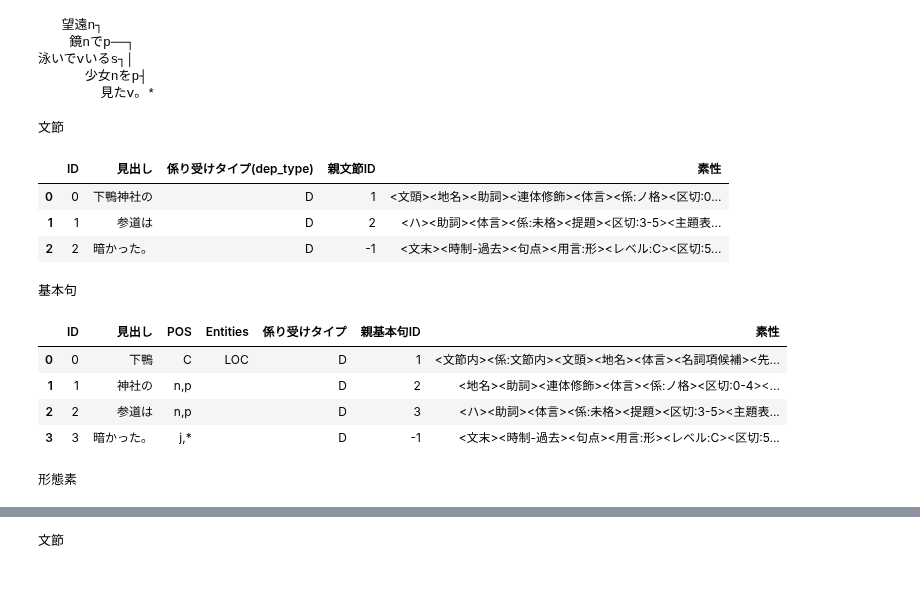
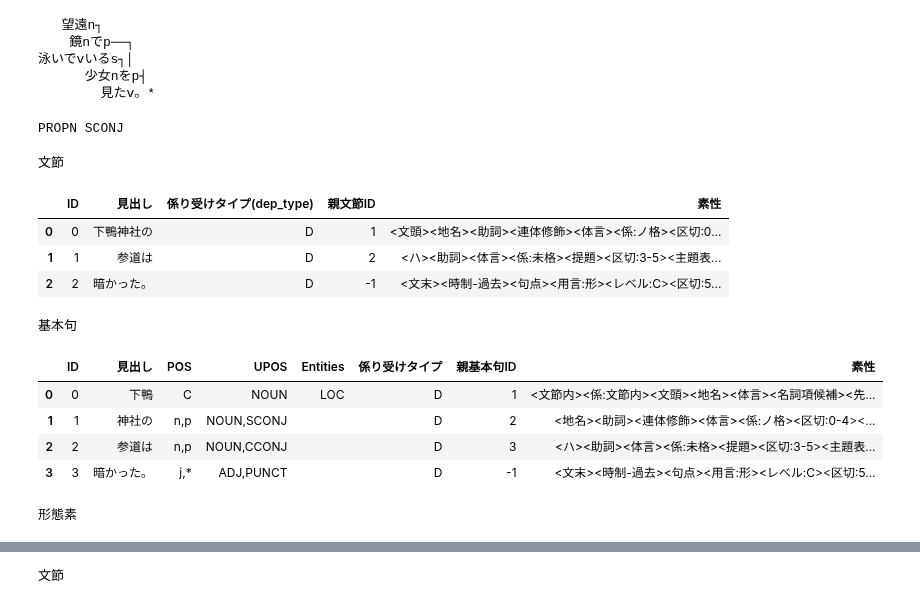
Before and after one commit to samlet/stack, a Jupyter notebook: spacy-2.1/procs-knp.ipynb, the cells around one changed output, grey strips where cells are left out. Drawn from its saved outputs; the diff is of its cells as text; code cells hidden in the pictures.

```diff
--- a/spacy-2.1/procs-knp.ipynb
+++ b/spacy-2.1/procs-knp.ipynb
@@ -42,14 +42,38 @@ result.draw_tag_tree()
 泳いでvいるs┐│
       少女nをp┤
         見たv。*
+# %%
+upos_maps={'形容詞':'ADJ', '副詞':'ADV',
+           '接続詞':'CCONJ', '連体詞':'DET',
+           '感動詞':'INTJ', '名詞':'NOUN', '名詞-数詞':'NUM',
+           '代名詞':'PRON', '名詞-固有名詞':'PROPN',
+           '補助記号':'PUNCT',
+           '動詞':'VERB', '未定義語':'X'
+          }
+upos_rev_maps={'PUNCT':['特殊-句点', '特殊-読点'],
+               'SYM':['補助記号', '補助記号-一般', '補助記号-ＡＡ-顔文字'],
+               'ADP':['助詞-格助詞', '助詞-係助詞'],
+               'AUX':['助動詞', '動詞-非自立可能', '形容詞-非自立可能'],
+               'SCONJ':['接続詞', '助詞-接続助詞','助詞-準体助詞'],
+               'CCONJ':['助詞-格助詞','助詞-格助詞', '助詞-副助詞'],
+               'PART':['助詞-終助詞', '接尾辞-形状詞的']}
+
+def get_pos_mapping(pos1, pos2, default_val='X'):
+    for pos in [f"{pos1}-{pos2}", pos1]:
+        if pos in upos_maps:
+            return upos_maps[pos]
+        else:
+            for k, v in upos_rev_maps.items():
+                if pos in v:
+                    return k
+    return default_val
+
+print(get_pos_mapping('名詞', '固有名詞'),
+      get_pos_mapping('助詞','接続助詞'),
+     )
+# %% [output]
+PROPN SCONJ
 # %%
-upos_maps={'形容詞':'ADJ', 'p':'ADP', '副詞':'ADV',
-           '助詞':'AUX', 'c':'CCONJ', 'h':'DET',
-           'e':'INTJ', '名詞':'NOUN', 'm':'NUM',
-           'z':'PART', 'r':'PRON', 'nh':'PROPN',
-           'wp':'PUNCT', 'ws':'SYM',
-           '動詞':'VERB', 'x':'X'
-          }
 POS_MARK = {
     '特殊': '*',
     '動詞': 'v',
@@ -86,6 +110,12 @@ def pos_list(leaf):
         else:
             string.append(POS_MARK[mrph.hinsi])
     return string
+def pos_map_list(leaf):
+    string=[]
+    for mrph in leaf.mrph_list():
+        string.append(get_pos_mapping(mrph.hinsi, mrph.bunrui))
+    return string
+
 def entity_list(leaf):
     import re
     string=[]
@@ -109,39 +139,40 @@ def parse_knp(sents, verbose=False):
 
     print("基本句")
     rs=[]
     for tag in result.tag_list(): # 各基本句へのアクセス
         if verbose:
             print("\tID:%d, 見出し:%s, 係り受けタイプ:%s, 親基本句ID:%d, 素性:%s" \
                     % (tag.tag_id, "".join(mrph.midasi for mrph in tag.mrph_list()), tag.dpndtype, tag.parent_id, tag.fstring))
         rs.append((tag.tag_id, "".join(mrph.midasi for mrph in tag.mrph_list()),
                    ",".join(pos_list(tag)),
+                   ','.join(pos_map_list(tag)),
                    ",".join(entity_list(tag)),
                    tag.dpndtype, tag.parent_id, tag.fstring))
-    display(sagas.to_df(rs, ['ID', '見出し', 'POS', 'Entities',
+    display(sagas.to_df(rs, ['ID', '見出し', 'POS', 'UPOS', 'Entities',
                              '係り受けタイプ', '親基本句ID', '素性']))
 
     print("形態素")
     rs=[]
     for mrph in result.mrph_list(): # 各形態素へのアクセス
         if verbose:
             print("\tID:%d, 見出し:%s, 読み:%s, 原形:%s, 品詞:%s, 品詞細分類:%s, 活用型:%s, 活用形:%s, 意味情報:%s, 代表表記:%s" \
                     % (mrph.mrph_id, mrph.midasi, mrph.yomi, mrph.genkei, mrph.hinsi, mrph.bunrui, mrph.katuyou1, mrph.katuyou2, mrph.imis, mrph.repname))
         rs.append((mrph.mrph_id, mrph.midasi, mrph.yomi, mrph.genkei, mrph.hinsi, mrph.bunrui, mrph.katuyou1, mrph.katuyou2, mrph.imis, mrph.repname))
     display(sagas.to_df(rs, 'ID:%d, 見出し:%s, 読み:%s, 原形:%s, 品詞:%s, 品詞細分類:%s, 活用型:%s, 活用形:%s, 意味情報:%s, 代表表記:%s'.split(', ')))
 
 parse_knp("下鴨神社の参道は暗かった。")
 # %% [output]
 文節
 |  | ID | 見出し | 係り受けタイプ(dep_type) | 親文節ID | 素性 |
 | 0 | 0 | 下鴨神社の | D | 1 | <文頭><地名><助詞><連体修飾><体言><係:ノ格><区切:0... |
 | 1 | 1 | 参道は | D | 2 | <ハ><助詞><体言><係:未格><提題><区切:3-5><主題表... |
 | 2 | 2 | 暗かった。 | D | -1 | <文末><時制-過去><句点><用言:形><レベル:C><区切:5... |
 基本句
-|  | ID | 見出し | POS | Entities | 係り受けタイプ | 親基本句ID | 素性 |
-| 0 | 0 | 下鴨 | C | LOC | D | 1 | <文節内><係:文節内><文頭><地名><体言><名詞項候補><先... |
-| 1 | 1 | 神社の | n,p |  | D | 2 | <地名><助詞><連体修飾><体言><係:ノ格><区切:0-4><... |
-| 2 | 2 | 参道は | n,p |  | D | 3 | <ハ><助詞><体言><係:未格><提題><区切:3-5><主題表... |
-| 3 | 3 | 暗かった。 | j,* |  | D | -1 | <文末><時制-過去><句点><用言:形><レベル:C><区切:5... |
+|  | ID | 見出し | POS | UPOS | Entities | 係り受けタイプ | 親基本句ID | 素性 |
+| 0 | 0 | 下鴨 | C | NOUN | LOC | D | 1 | <文節内><係:文節内><文頭><地名><体言><名詞項候補><先... |
+| 1 | 1 | 神社の | n,p | NOUN,SCONJ |  | D | 2 | <地名><助詞><連体修飾><体言><係:ノ格><区切:0-4><... |
+| 2 | 2 | 参道は | n,p | NOUN,CCONJ |  | D | 3 | <ハ><助詞><体言><係:未格><提題><区切:3-5><主題表... |
+| 3 | 3 | 暗かった。 | j,* | ADJ,PUNCT |  | D | -1 | <文末><時制-過去><句点><用言:形><レベル:C><区切:5... |
 形態素
 |  | ID:%d | 見出し:%s | 読み:%s | 原形:%s | 品詞:%s | 品詞細分類:%s | 活用型:%s | 活用形:%s | 意味情報:%s | 代表表記:%s |
 | 0 | 0 | 下鴨 | しもがも | 下鴨 | 名詞 | 地名 | * | * | 自動獲得:Wikipedia Wikipedia地名 疑似代表表記... | 下鴨/しもがも |
```
Also changed, not shown: parts of 5 cells of this notebook, 20 other files.
